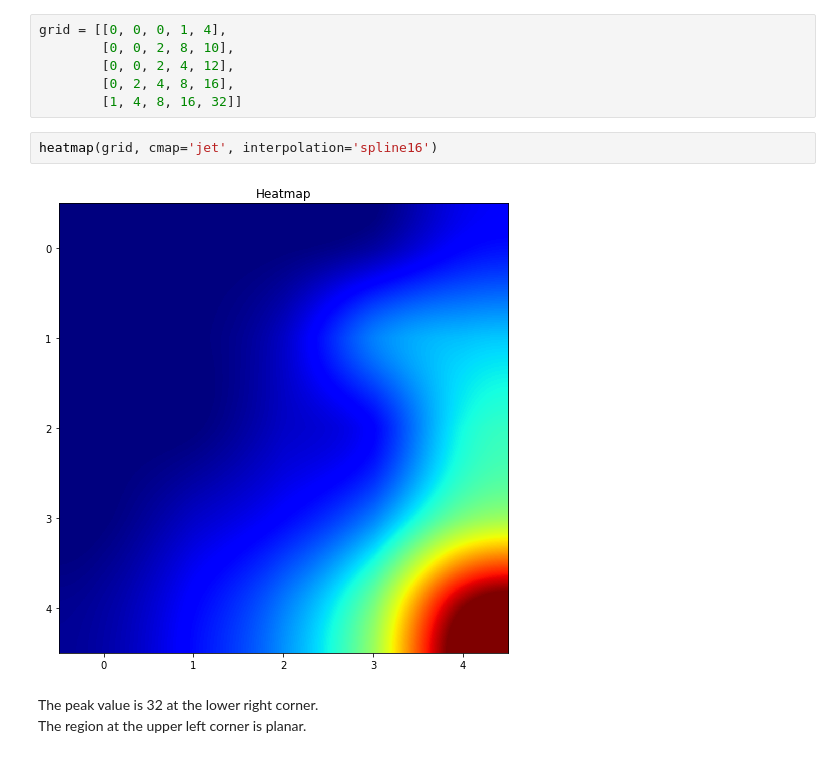
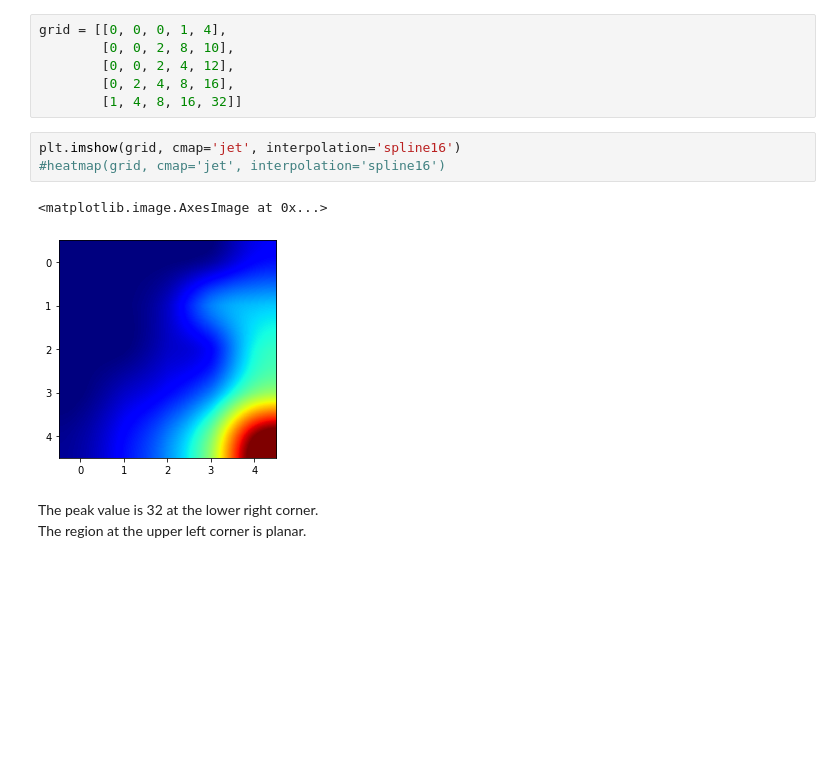
Before and after one commit to leonardomedeiros/pythonMachineLearn, a Jupyter notebook: aimacode/search_IFAL_LMM.ipynb, the cells around one changed output. Saved outputs shown, nothing was run; the diff lists cells and outputs as text; blank space fills up the shorter version.

```diff
--- a/aimacode/search_IFAL_LMM.ipynb
+++ b/aimacode/search_IFAL_LMM.ipynb
@@ -1617,9 +1635,11 @@ grid = [[0, 0, 0, 1, 4],
         [0, 2, 4, 8, 16],
         [1, 4, 8, 16, 32]]
 # %%
-heatmap(grid, cmap='jet', interpolation='spline16')
+plt.imshow(grid, cmap='jet', interpolation='spline16')
+#heatmap(grid, cmap='jet', interpolation='spline16')
 # %% [output]
+<matplotlib.image.AxesImage at 0x...>
-[figure, old version]
+[figure, new version]
 # %% [markdown]
 The peak value is 32 at the lower right corner.
 <br>
```
Also changed, not shown: parts of 72 cells of this notebook.
